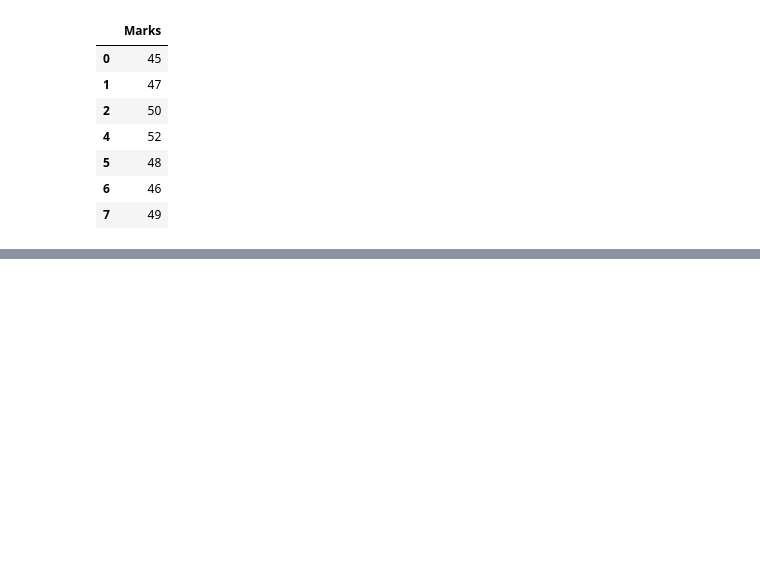
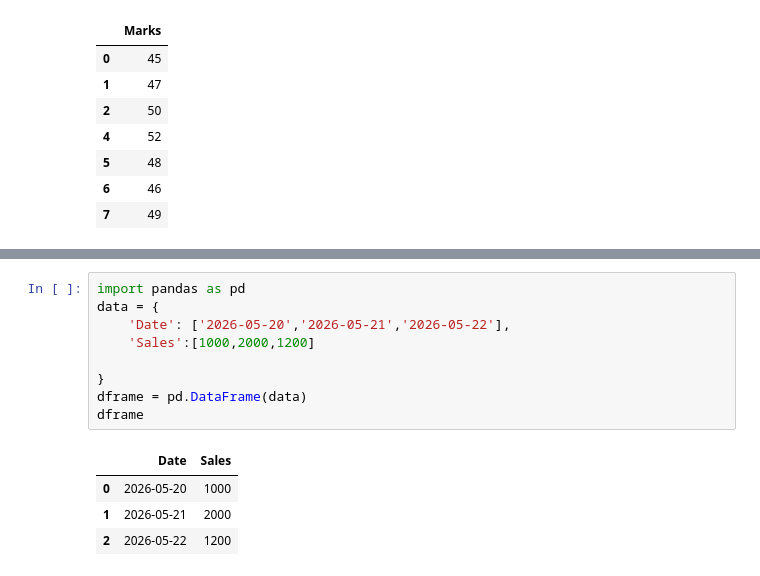
Before and after one commit to Vikram957/Pandas, a Jupyter notebook: d_pandas.ipynb, the cells around one changed output, grey strips where cells are left out. Saved outputs shown, nothing was run; the diff lists cells and outputs as text; blank space fills up the shorter version.

```diff
--- a/d_pandas.ipynb
+++ b/d_pandas.ipynb
@@ -1917,0 +1930,14 @@ print(df)
+# %%
+import pandas as pd
+data = {
+    'Date': ['2026-05-20','2026-05-21','2026-05-22'],
+    'Sales':[1000,2000,1200]
+
+}
+dframe = pd.DataFrame(data)
+dframe
+# %% [output]
+|  | Date | Sales |
+| 0 | 2026-05-20 | 1000 |
+| 1 | 2026-05-21 | 2000 |
+| 2 | 2026-05-22 | 1200 |
```
Also changed, not shown: parts of 28 cells of this notebook.
